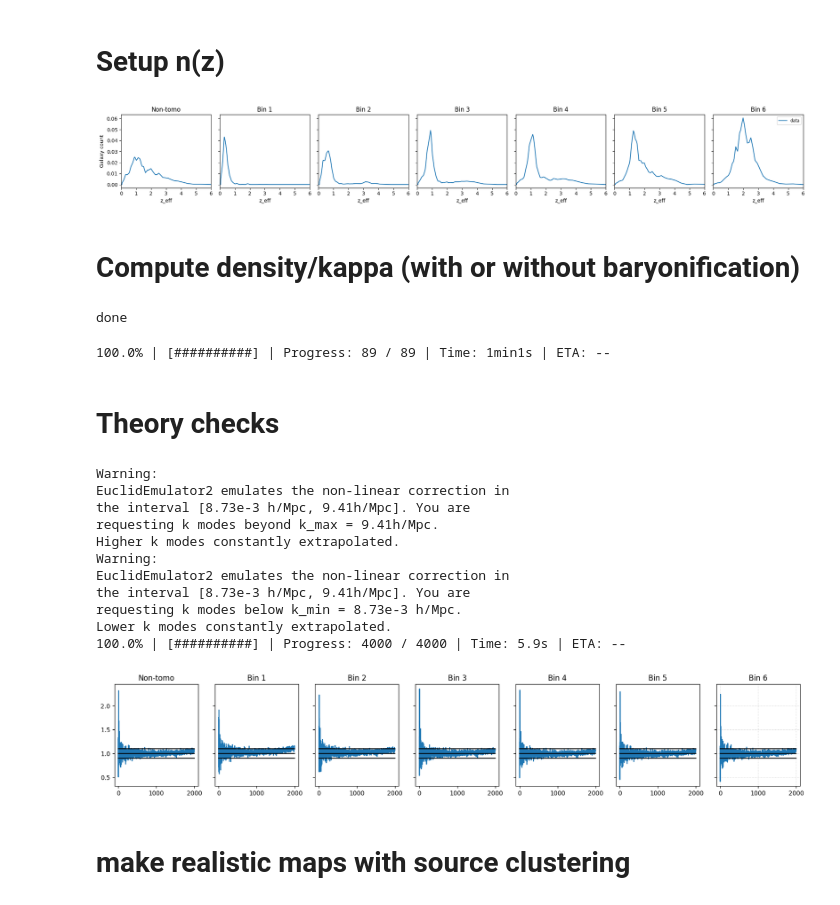
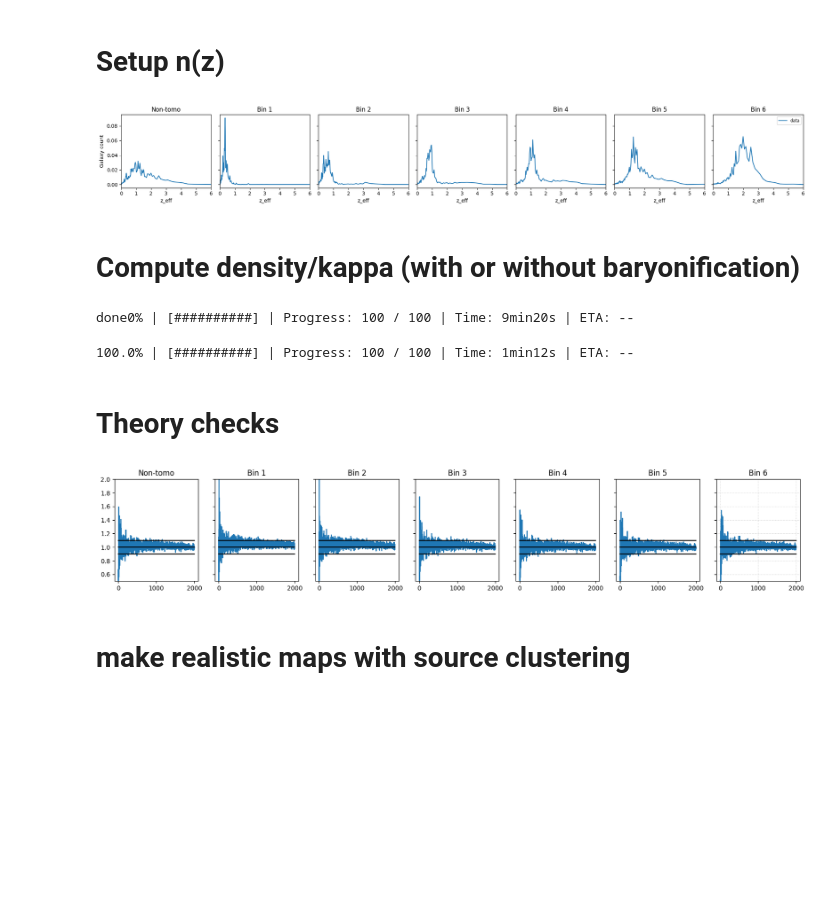
Before and after one commit to mgatti29/LSS_forward_model, a Jupyter notebook: Examples/Forward_model_Euclid.ipynb, the cells around one changed output. Drawn from its saved outputs; the diff is of its cells as text; code cells hidden in the pictures; blank space fills up the shorter version.

Commit message:
added density shells high redshift

```diff
--- a/Examples/Forward_model_Euclid.ipynb
+++ b/Examples/Forward_model_Euclid.ipynb
@@ -24,7 +24,7 @@ import frogress
 # Setup forward model
 # %%
 # Setup     ********************************
-path_simulation = '/global/cfs/cdirs/m5099/GowerSt2/Fiducial/4_big/'
+path_simulation = '/global/cfs/cdirs/m5099/GowerSt2/Fiducial/4_small/'
 
 # general settings ----------------------------------
 nside_maps = 1024
@@ -41,7 +41,6 @@ nuisance_parameters['rot'] = 0
 
 # Baryonification settings ------------------------------------------------
 baryonification = False
-nside_baryonification = 1024
 max_redshift_halo_catalog = 1.5
 halo_catalog_log10mass_cut = 13
 do_tSZ = False
@@ -146,7 +145,7 @@ nz_file = fits.open('/global/cfs/cdirs/m5099/RR2/Reg2_SHE_tombins_unitweights_nz
 
 nz = []
 redshift = np.linspace(0,6,3001)
-n_bins = 50
+n_bins = 600
 bin_factor = len(nz_file[1].data['N_Z'][0]) // n_bins
 n_trim = bin_factor * n_bins
 z_rebinned = redshift[:n_trim].reshape(n_bins, bin_factor).mean(axis=1)
@@ -158,7 +157,7 @@ for i in range(6):
 
 for ix in range(len(nuisance_parameters['dz'])):
     nz_rebinned = nz_[ix][:n_trim].reshape(n_bins, bin_factor).sum(axis=1)
-   # nz_rebinned[z_rebinned<3] = 0.
+   # nz_rebinned[z_rebinned>4] = 0.
     # apply a shift in the mean ------
     nz_shifted_on_rebinned = shift_nz(
                 z=z_rebinned,
@@ -194,7 +193,7 @@ for i, ax in enumerate(axes):
 axes[-1].legend(loc="upper right", fontsize="small")
 plt.tight_layout(); plt.show()
 # %% [output]
-[figure, old version]
+[figure, new version]
 # %% [markdown]
 # Compute density/kappa (with or without baryonification)
 # %%
@@ -226,7 +225,7 @@ if baryonification:
 
         make_tsz_and_baryonified_density(path_simulation,sims_parameters,cosmo_pyccl,
                                      halos,bpar,nside_maps,shells_info,dens_path,
-                                     tsz_path,do_tSZ,nside_baryonification,
+                                     tsz_path,do_tSZ,shells,camb_pars,
                                      halo_catalog_log10mass_cut)
 
     density = np.load(dens_path,allow_pickle=True)
@@ -234,14 +233,14 @@ if baryonification:
 else:
     label_baryonification = 'normal'
     #save "normal" density shells --------------------------------------
-    if not os.path.exists(path_simulation+'/delta_{0}.npy'.format(nside_maps)):
-        density = make_density_maps(shells_info,path_simulation,path_simulation+'/delta_{0}.npy'.format(nside_maps),nside_maps)
+    if not os.path.exists(path_simulation+'/delta_{0}A.npy'.format(nside_maps)):
+        density = make_density_maps(shells_info,path_simulation,path_simulation+'/delta_{0}.npy'.format(nside_maps),nside_maps,shells,camb_pars)
     else:
         density = np.load(path_simulation+'/delta_{0}.npy'.format(nside_maps),allow_pickle=True)
 
 print ('done')
 # %% [output]
-done
+done0% | [##########] | Progress: 100 / 100 | Time: 9min20s | ETA: --
 # %%
 # shear field ---------------------------
 cosmo = Cosmology.from_camb(camb_pars)
@@ -273,7 +272,7 @@ for ss in frogress.bar(range(len(density))):
 
 IA_shear_ = np.array(IA_shear_)
 # %% [output]
-100.0% | [##########] | Progress: 89 / 89 | Time: 1min1s | ETA: --
+100.0% | [##########] | Progress: 100 / 100 | Time: 1min12s | ETA: --
 # %% [markdown]
 # Theory checks
 # %%
@@ -282,46 +281,36 @@ theory.set_Wshear(np.vstack([redshift,nz]).T)
 Cgg = theory.cl_gg(nonlinear=True)
 
 
 Cls = []
 kappa_tomo = np.zeros((nz.shape[0],nside_maps**2*12))
 for tomo in range(nz.shape[0]):
     for i in range(len(kappa_)):
          kappa_tomo[tomo,:] += ngal_glass[tomo,i] * kappa_[i]
 for tomo in range(nz.shape[0]):
     Cls.append(hp.anafast(kappa_tomo[tomo,:]))
 Cls = np.array(Cls)
 
 
 # choose a safe ℓ-range common to all arrays
 ell_max = 2000
-pix = hp.sphtfunc.pixwin(nside_maps)[:ell_max]
+pix = hp.pixwin(nside_maps)[:ell_max]
 ells = np.arange(ell_max)
 
 mask_ell = ells >= 2  # avoid ℓ=0,1
 
 fig, axes = plt.subplots(1, 7, figsize=(20, 3), sharey=True)
 titles = ["Non-tomo"] + [f"Bin {i}" for i in range(1, 7)]
 for tomo, ax in enumerate(axes):
     ax.plot(Cls[tomo, :ell_max]/(Cgg[tomo, tomo, :ell_max] * (pix**2)))
     ax.plot(np.ones(ell_max),color = 'black')
     ax.plot(0.9*np.ones(ell_max),color = 'black')
     ax.plot(1.1*np.ones(ell_max),color = 'black')
+    ax.set_ylim([0.5,2])
     ax.set_title(titles[tomo])
 
 ax.grid(True, which="both", ls=":", alpha=0.6)
 # %% [output]
-Warning:
-EuclidEmulator2 emulates the non-linear correction in
-the interval [8.73e-3 h/Mpc, 9.41h/Mpc]. You are
-requesting k modes beyond k_max = 9.41h/Mpc.
-Higher k modes constantly extrapolated.
-Warning:
-EuclidEmulator2 emulates the non-linear correction in
-the interval [8.73e-3 h/Mpc, 9.41h/Mpc]. You are
-requesting k modes below k_min = 8.73e-3 h/Mpc.
-Lower k modes constantly extrapolated.
-100.0% | [##########] | Progress: 4000 / 4000 | Time: 5.9s | ETA: --
-[figure, old version]
+[figure, new version]
 # %% [markdown]
 # make realistic maps with source clustering
 # %%
```
Also changed, not shown: parts of 2 cells of this notebook, 4 other files.
